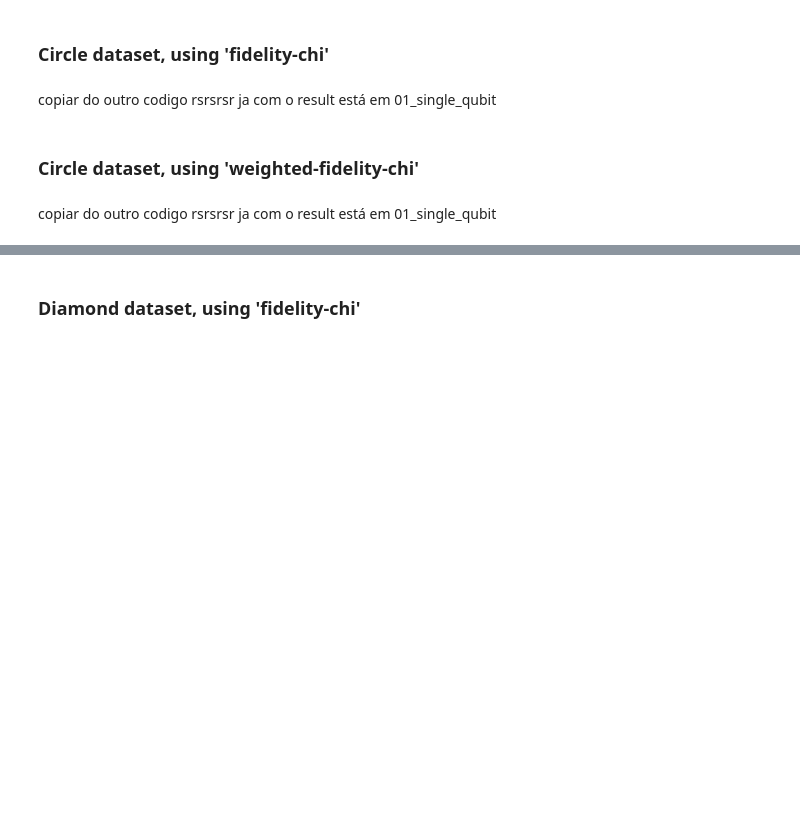
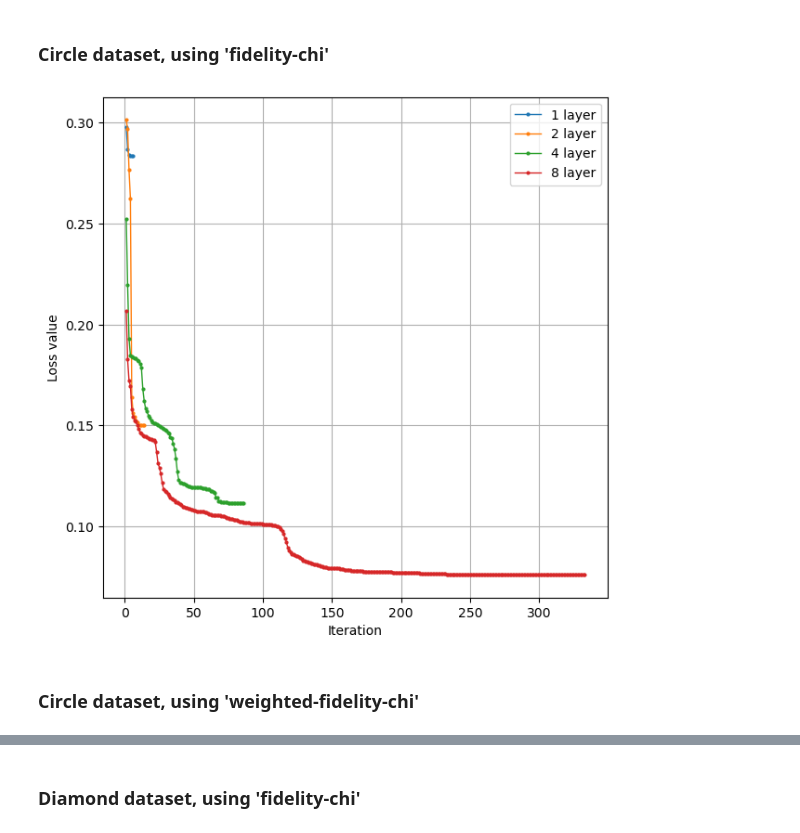
Before and after one commit to melissanespeque/data-reuploading-classifier, a Jupyter notebook: 06_results_summary.ipynb, the cells around one changed output, grey strips where cells are left out. Saved outputs shown, nothing was run; the diff lists cells and outputs as text; code cells hidden in the pictures; blank space fills up the shorter version.

```diff
--- a/06_results_summary.ipynb
+++ b/06_results_summary.ipynb
@@ -8,11 +8,18 @@ from qubit_circuit import *
 ## Single qubit:
 # %% [markdown]
 ### Circle dataset, using 'fidelity-chi'
-# %% [markdown]
-copiar do outro codigo rsrsrsr ja com o result
-está em 01_single_qubit
+# %%
+qubits = 1  #integer, number of qubits
+layers = [1,2,4,8] #integer, number of layers (time we reupload data)
+chi = 'fidelity_chi' #Cost function; choose between ['fidelity_chi', 'weighted_fidelity_chi']
+problem='circle' #name of the problem, choose among ['circle', 'wavy circle', '3 circles', 'wavy lines', 'sphere', 'non convex', 'crown']
+entanglement = 'n' #entanglement y/n
+method = 'L-BFGS-B' #minimization methods, scipy methods or 'SGD'
+name = 'run' #However you want to name your files
+seed = 30 #random seed
+
+plot_loss_tot(chi, problem, qubits, entanglement, layers, method)
+# %% [output]
+[figure, added]
 # %% [markdown]
 ### Circle dataset, using 'weighted-fidelity-chi'
-# %% [markdown]
-copiar do outro codigo rsrsrsr ja com o result
-está em 01_single_qubit
```
Also changed, not shown: parts of 3 cells of this notebook.
